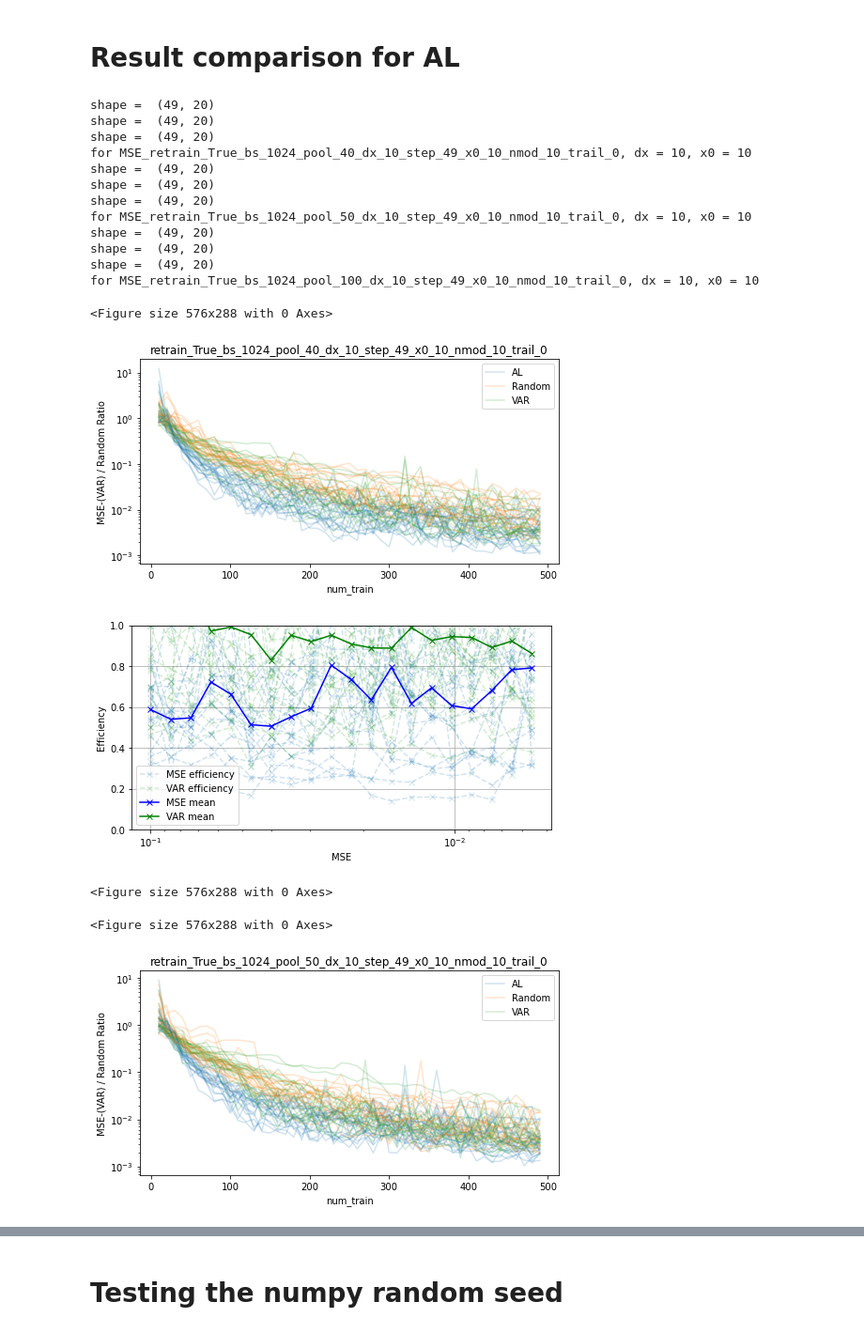
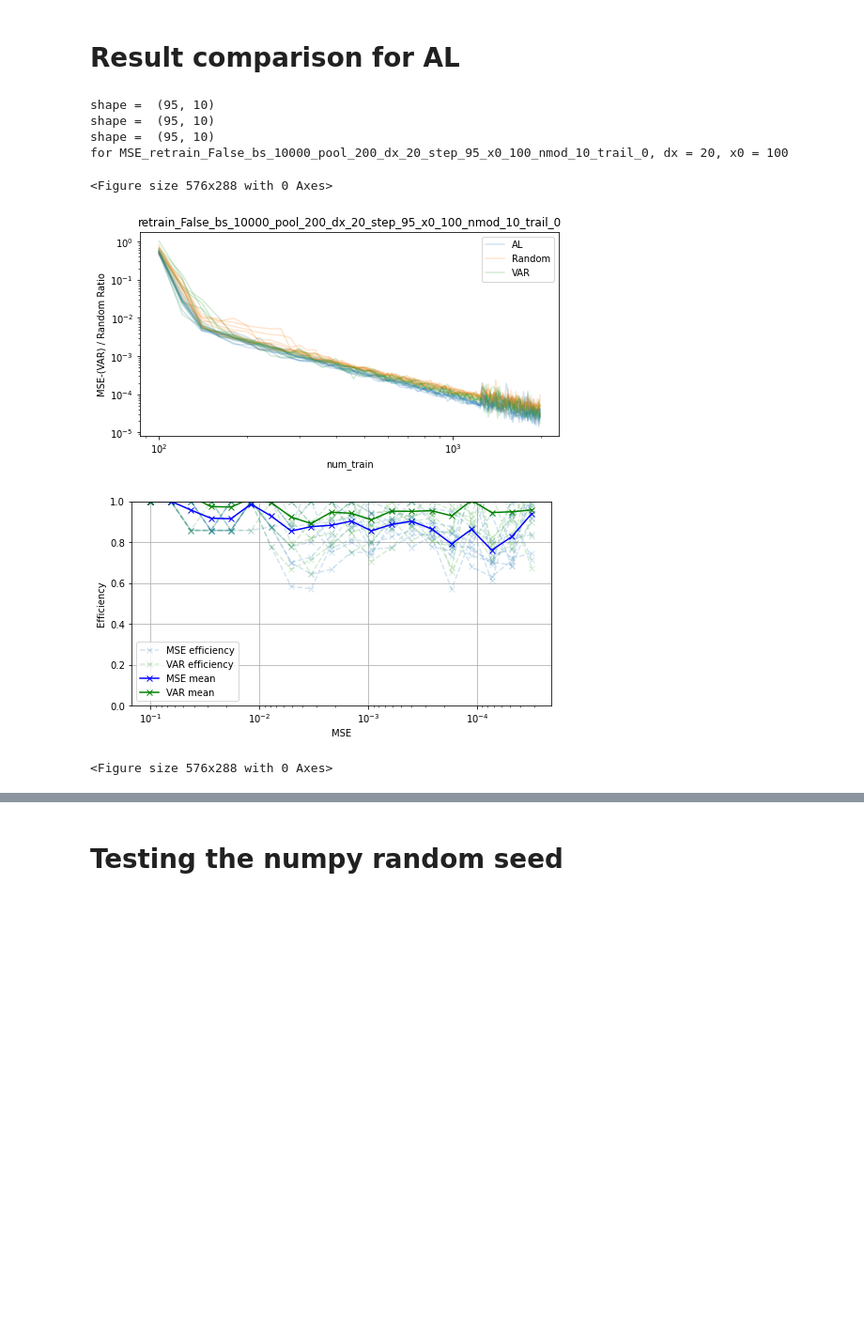
Before and after one commit to BensonRen/NAAL, a Jupyter notebook: result_compare_AL.ipynb, the cells around one changed output, grey strips where cells are left out. Shown at 94% size. Saved outputs shown, nothing was run; the diff lists cells and outputs as text; code cells hidden in the pictures; blank space fills up the shorter version.

```diff
--- a/result_compare_AL.ipynb
+++ b/result_compare_AL.ipynb
@@ -30,9 +34,16 @@ def load_mses(folder):
     """
     Load the mses of a certain model, being called by the aggregate function below
     """
-    test_mse = np.load(os.path.join(folder, 'test_mse.npy'))
-    train_mse = np.load(os.path.join(folder, 'train_mse.npy'))
-    selected_after_train_mse = np.load(os.path.join(folder, 'mse_selected_after_train.npy'))
+    try:
+        test_mse = np.load(os.path.join(folder, 'test_mse.npy'))
+        train_mse = np.load(os.path.join(folder, 'train_mse.npy'))
+        selected_after_train_mse = np.load(os.path.join(folder, 'mse_selected_after_train.npy'))
+    except:
+        print("The retrain is True did not exist, using retrain false as proxy")
+        folder_new = folder.replace('retrain_True','retrain_False')
+        test_mse = np.load(os.path.join(folder_new, 'test_mse.npy'))
+        train_mse = np.load(os.path.join(folder_new, 'train_mse.npy'))
+        selected_after_train_mse = np.load(os.path.join(folder_new, 'mse_selected_after_train.npy'))
     return test_mse, train_mse, selected_after_train_mse
 
 def load_ensemble_mses(folder, num_trails, avg_test_mse_mat=None, avg_train_mse_mat=None, avg_selected_after_train_mse_mat=None):
@@ -243,61 +283,57 @@ for folder in folder_list:
         if not os.path.isdir(cur_folder):
             continue
         # Only start from the M SE folders and look for comparison
-        if not 'MSE' in cur_folder or not 'trail_0' in cur_folder or 'pool_500' in cur_folder:
+        if not 'MSE' in cur_folder or not 'trail_0' in cur_folder or 'retrain_True' in cur_folder:
             continue
 
         VAR_test_mse_mat = None # This is for the case where it is not called
 
         # The reading part
         #MSE_test_mse, MSE_train_mse, MSE_selected_after_train_mse = load_mses(cur_folder)
         MSE_test_mse_mat, MSE_train_mse_mat, MSE_selected_after_train_mse_mat = load_matrix(cur_folder, num_trails)
         MSE_test_mse, MSE_train_mse, MSE_selected_after_train_mse = load_ensemble_mses(cur_folder, num_trails, MSE_test_mse_mat, MSE_train_mse_mat, MSE_selected_after_train_mse_mat)
 
-        random_folder = cur_folder.replace('MSE','Random')
+        # This is the case where random is taken from the same folder
+        if random_folder_provide is None:
+            random_folder = cur_folder.replace('MSE','Random')
+        else:
+            random_folder = random_folder_provide
         #RD_test_mse, RD_train_mse, RD_selected_after_train_mse = load_mses(random_folder)
         Random_test_mse_mat, Random_train_mse_mat, Random_selected_after_train_mse_mat = load_matrix(random_folder, num_trails)
         RD_test_mse, RD_train_mse, RD_selected_after_train_mse = load_ensemble_mses(random_folder, num_trails, Random_test_mse_mat, Random_train_mse_mat, Random_selected_after_train_mse_mat)
 
         if plot_var:
             # Var plotting
             var_folder = cur_folder.replace('MSE','VAR')#.replace('pool_100','pool_500')
             VAR_test_mse_mat, VAR_train_mse_mat, VAR_selected_after_train_mse_mat = load_matrix(var_folder, num_trails)
             VAR_test_mse, VAR_train_mse, VAR_selected_after_train_mse = load_ensemble_mses(var_folder, num_trails, VAR_test_mse_mat, VAR_train_mse_mat, VAR_selected_after_train_mse_mat)
 
-        dx = int(file.split('_dx_')[-1].split('_')[0])
-        x0 = int(file.split('_x0_')[-1].split('_')[0])
-        print('for {}, dx = {}, x0 = {}'.format(file, dx, x0))
+        # Get the dx and x0
+        dx, x0 = get_dx_x0(file)
         # Use the xlabel with number of data points
         x_label = np.array(range(len(MSE_test_mse))) * dx + x0
         save_name = os.path.join(folder, file.replace('MSE_','').replace('_trail_0_',''))\
 
         # One-liner calling functions
         # plot_various_MSE(x_label, MSE_test_mse, RD_test_mse, MSE_train_mse, RD_train_mse, VAR_test_mse, VAR_train_mse, plot_var, save_name)     # Plot the various MSE
-        plot_ratio(MSE_test_mse_mat, Random_test_mse_mat, x_label, ylabel='MSE / Random Ratio', save_name=save_name + 'MSE_RD_', x_label=x_label)                # Plot the ratio plot between MSE and random
-        plot_test_MSE_plot(x_label, MSE_test_mse_mat, Random_test_mse_mat, save_name, VAR_test_mse_mat=VAR_test_mse_mat, plot_var=plot_var)     # Plot the test MSE line plot
-        Data_efficiency_plot(x_label, MSE_test_mse_mat, Random_test_mse_mat, save_name, VAR_test_mse_mat, plot_var, y_lim=1)                             # Plot the data efficiency plot
-        if plot_var:    # For variance experiments
+        if not random_folder_provide:
+            plot_ratio(MSE_test_mse_mat, Random_test_mse_mat, x_label, ylabel='MSE / Random Ratio', save_name=save_name + 'MSE_RD_', x_label=x_label)                # Plot the ratio plot between MSE and random
+        plot_test_MSE_plot(x_label, MSE_test_mse_mat, Random_test_mse_mat, save_name,
+                        VAR_test_mse_mat=VAR_test_mse_mat, plot_var=plot_var, random_folder_provide=random_folder_provide)     # Plot the test MSE line plot
+        Data_efficiency_plot(x_label, MSE_test_mse_mat, Random_test_mse_mat, save_name,
+                        VAR_test_mse_mat, plot_var, y_lim=1,random_folder_provide=random_folder_provide)                             # Plot the data efficiency plot
+        if plot_var and not random_folder_provide:    # For variance experiments
             plot_ratio(VAR_test_mse_mat, Random_test_mse_mat, x_label, ylabel='VAR / Random Ratio', save_name=save_name + 'VAR_RD_', x_label=x_label)            # Plot the ratio plot between VAR and random
         #     plot_coref(cur_folder, num_trails, save_name, coef_loader=load_var_coeff, coef_name='VAR')                                                                                       # Plot the VAR R coeff plot
             #plot_coref(cur_folder, num_trails, save_name, coef_laoder=load_kendal_tau, coef_name='Tau')                                         # Plot the VAR Tau coeff plot
 
         plt.clf()
 # %% [output]
-shape =  (49, 20)
-shape =  (49, 20)
-shape =  (49, 20)
-for MSE_retrain_True_bs_1024_pool_40_dx_10_step_49_x0_10_nmod_10_trail_0, dx = 10, x0 = 10
-shape =  (49, 20)
-shape =  (49, 20)
-shape =  (49, 20)
-for MSE_retrain_True_bs_1024_pool_50_dx_10_step_49_x0_10_nmod_10_trail_0, dx = 10, x0 = 10
-shape =  (49, 20)
-shape =  (49, 20)
-shape =  (49, 20)
-for MSE_retrain_True_bs_1024_pool_100_dx_10_step_49_x0_10_nmod_10_trail_0, dx = 10, x0 = 10
+shape =  (95, 10)
+shape =  (95, 10)
+shape =  (95, 10)
+for MSE_retrain_False_bs_10000_pool_200_dx_20_step_95_x0_100_nmod_10_trail_0, dx = 20, x0 = 100
 <Figure size 576x288 with 0 Axes>
-[figure, old version]
+[figure, new version]
-[figure, old version]
+[figure, new version]
 <Figure size 576x288 with 0 Axes>
-<Figure size 576x288 with 0 Axes>
-[figure, removed]
```
Also changed, not shown: parts of 3 cells of this notebook, 13 other files.
